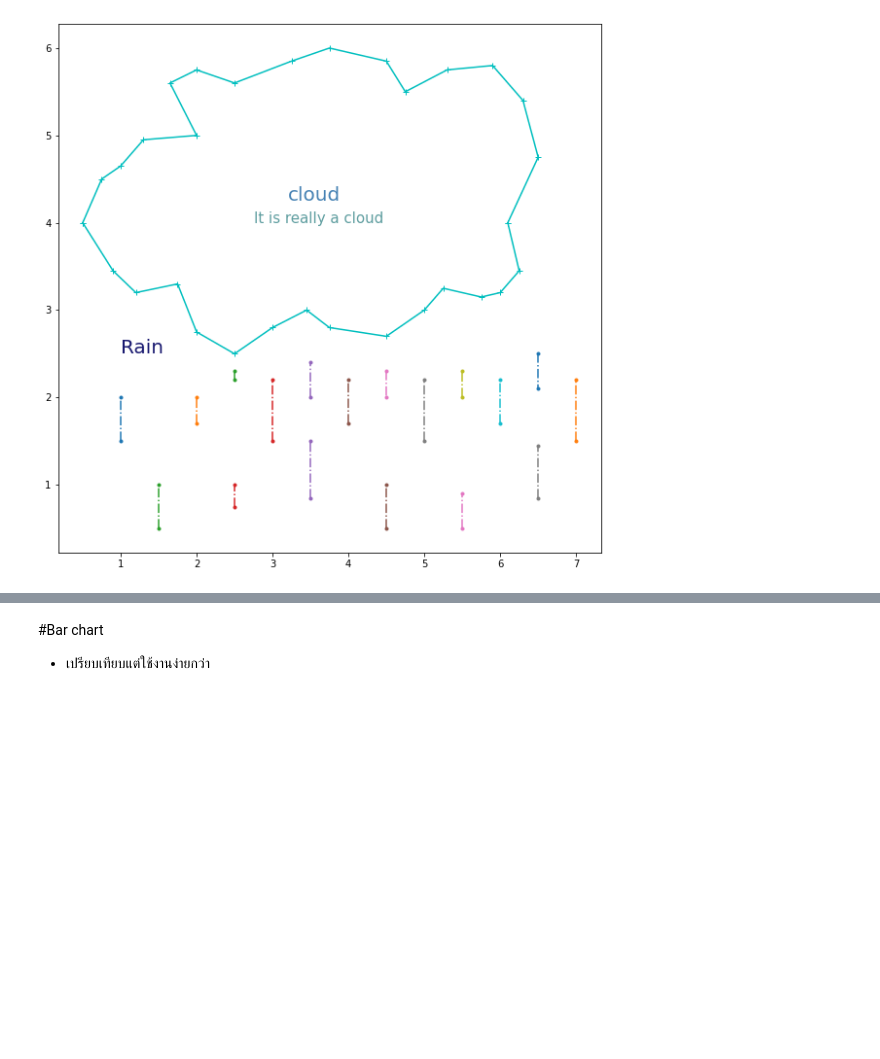
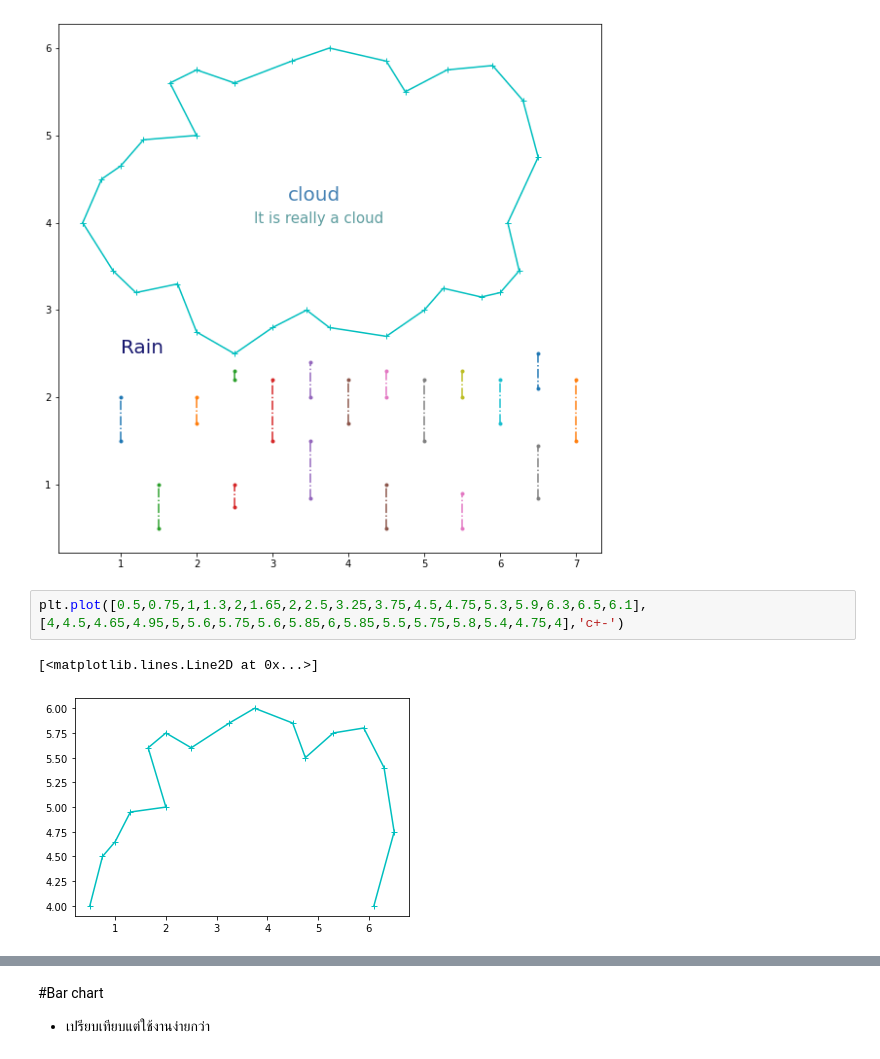
Before and after one commit to Nattakonjpg/BasicProg_DataViz65, a Jupyter notebook: DataViz04_Data_Comparison_ipnyb.ipynb, the cells around one changed output, grey strips where cells are left out. Drawn from its saved outputs; the diff is of its cells as text; blank space fills up the shorter version.

```diff
--- a/DataViz04_Data_Comparison_ipnyb.ipynb
+++ b/DataViz04_Data_Comparison_ipnyb.ipynb
@@ -193,3 +193,8 @@ plt.text(3.2, 4.25, 'cloud', fontsize=20, color='#4682B4');
 plt.text(2.75, 4, 'It is really a cloud', fontsize=15, color='#5F9EA0');
 # %% [output]
 [figure]
+# %%
+plt.plot([0.5,0.75,1,1.3,2,1.65,2,2.5,3.25,3.75,4.5,4.75,5.3,5.9,6.3,6.5,6.1],[4,4.5,4.65,4.95,5,5.6,5.75,5.6,5.85,6,5.85,5.5,5.75,5.8,5.4,4.75,4],'c+-')
+# %% [output]
+[<matplotlib.lines.Line2D at 0x...>]
+[figure, added]
```
Also changed, not shown: parts of 7 cells of this notebook.
